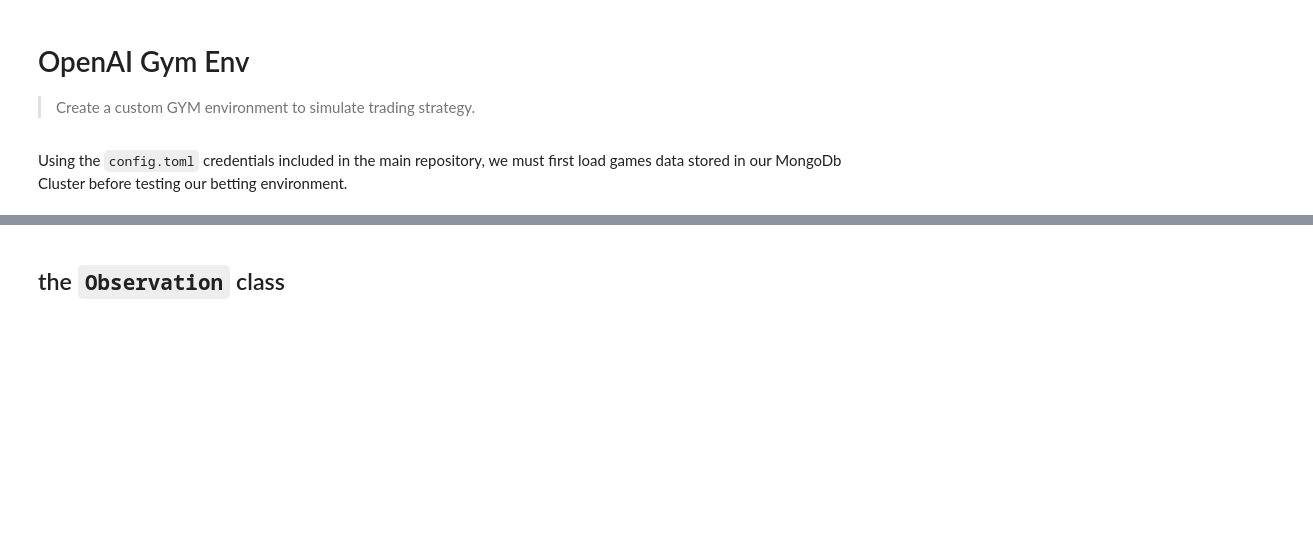
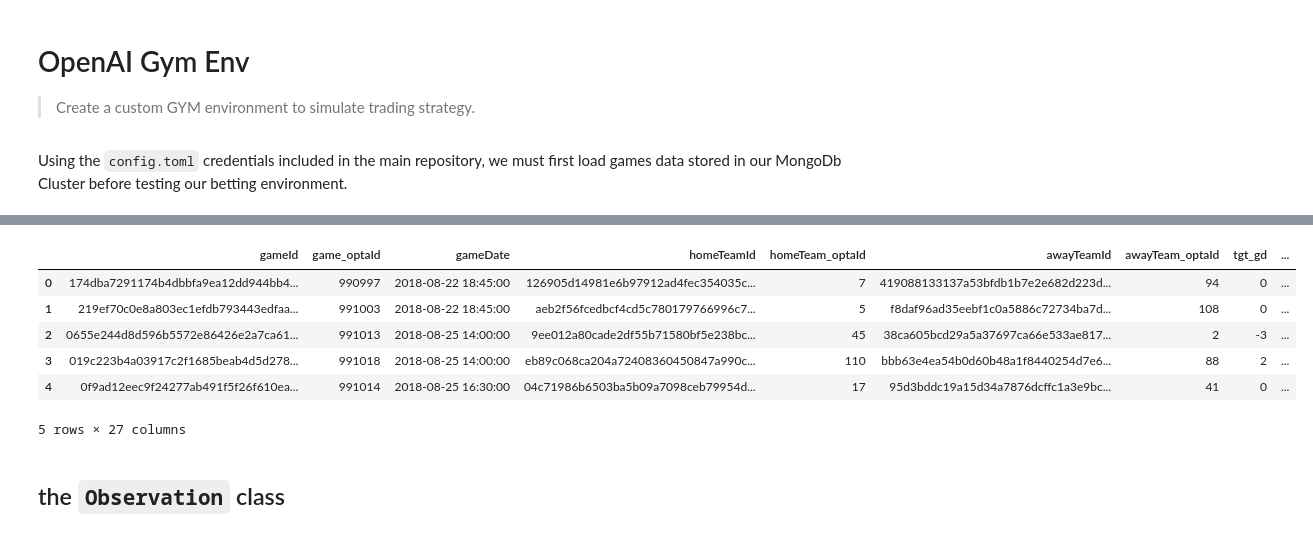
Before and after one commit to MeherKharbachi/betting_env, a Jupyter notebook: nbs/Environment/03_betting_env.ipynb, the cells around one changed output, grey strips where cells are left out. Cells and saved outputs as stored; diff of their text form; code cells hidden in the pictures; blank space fills up the shorter version.

```diff
--- a/nbs/Environment/03_betting_env.ipynb
+++ b/nbs/Environment/03_betting_env.ipynb
@@ -85,3 +66,14 @@ fixtures.head()
+# %%
+fixtures = data_aggregator(db_host="prod_atlas")
+fixtures.head()
+# %% [output]
+|  | gameId | game_optaId | gameDate | homeTeamId | homeTeam_optaId | awayTeamId | awayTeam_optaId | tgt_gd | ... |
+| 0 | 174dba7291174b4dbbfa9ea12dd944bb4... | 990997 | 2018-08-22 18:45:00 | 126905d14981e6b97912ad4fec354035c... | 7 | 419088133137a53bfdb1b7e2e682d223d... | 94 | 0 | ... |
+| 1 | 219ef70c0e8a803ec1efdb793443edfaa... | 991003 | 2018-08-22 18:45:00 | aeb2f56fcedbcf4cd5c780179766996c7... | 5 | f8daf96ad35eebf1c0a5886c72734ba7d... | 108 | 0 | ... |
+| 2 | 0655e244d8d596b5572e86426e2a7ca61... | 991013 | 2018-08-25 14:00:00 | 9ee012a80cade2df55b71580bf5e238bc... | 45 | 38ca605bcd29a5a37697ca66e533ae817... | 2 | -3 | ... |
+| 3 | 019c223b4a03917c2f1685beab4d5d278... | 991018 | 2018-08-25 14:00:00 | eb89c068ca204a72408360450847a990c... | 110 | bbb63e4ea54b0d60b48a1f8440254d7e6... | 88 | 2 | ... |
+| 4 | 0f9ad12eec9f24277ab491f5f26f610ea... | 991014 | 2018-08-25 16:30:00 | 04c71986b6503ba5b09a7098ceb79954d... | 17 | 95d3bddc19a15d34a7876dcffc1a3e9bc... | 41 | 0 | ... |
+5 rows × 27 columns
 # %% [markdown]
 ## the `Observation` class
 # %% [markdown]
```
Also changed, not shown: parts of 8 cells of this notebook, 20 other files.
